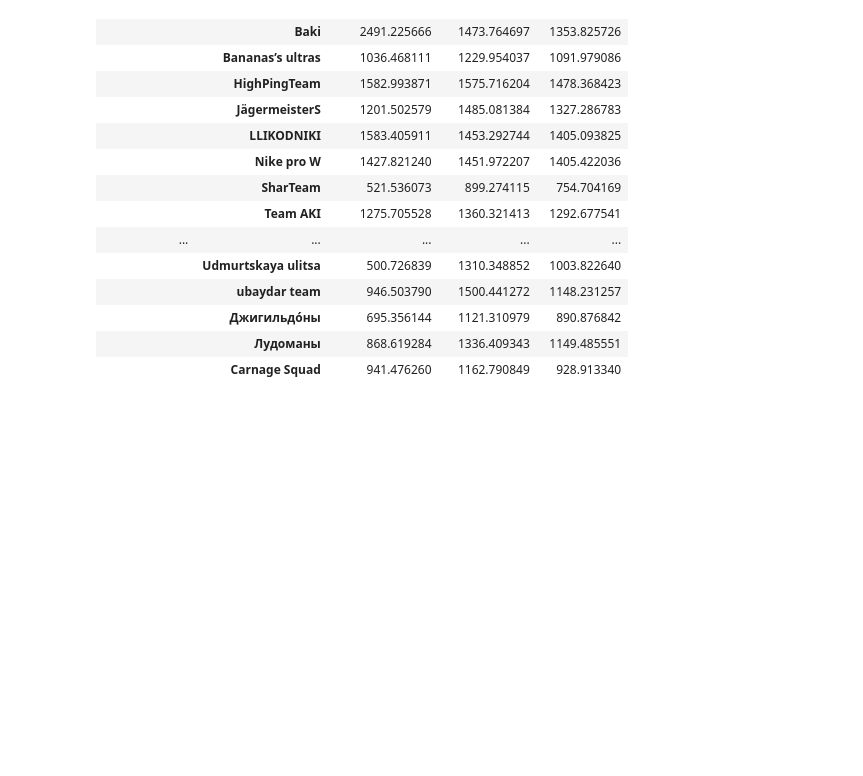
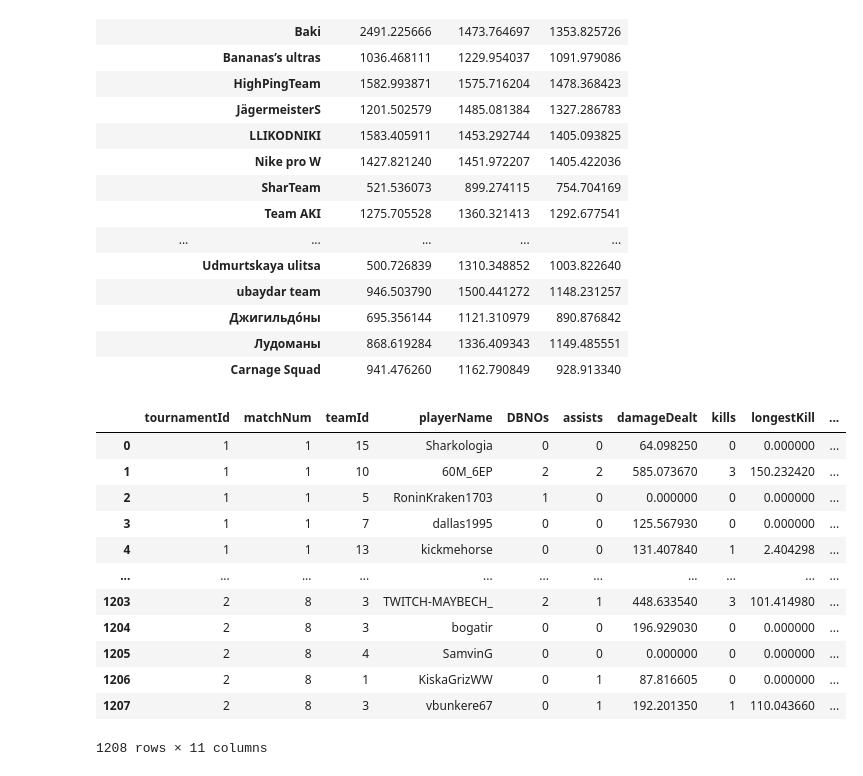
Before and after one commit to Amlaith/pubg_tournament_stats_dev, a Jupyter notebook: rating.ipynb, the cells around one changed output. Cells and saved outputs as stored; diff of their text form; code cells hidden in the pictures; blank space fills up the shorter version.

```diff
--- a/rating.ipynb
+++ b/rating.ipynb
@@ -719,3 +719,25 @@ team_ratings
 |  | Сarnage Squad | 941.476260 | 1162.790849 | 928.913340 |
 # %%
 team_ratings.to_csv('data/team_ratings_powers.csv', encoding='utf-16')
+# %%
+import pandas as pd
+teams = pd.read_csv('data/teams.csv')
+players_results = pd.read_csv('data/playersResults.csv')[['tournamentId', 'teamId','playerName']]
+
+players_results.join(teams.set_index(['tournamentId', 'teamId']))
+# %%
+players_results
+# %% [output]
+|  | tournamentId | matchNum | teamId | playerName | DBNOs | assists | damageDealt | kills | longestKill | ... |
+| 0 | 1 | 1 | 15 | Sharkologia | 0 | 0 | 64.098250 | 0 | 0.000000 | ... |
+| 1 | 1 | 1 | 10 | 60M_6EP | 2 | 2 | 585.073670 | 3 | 150.232420 | ... |
+| 2 | 1 | 1 | 5 | RoninKraken1703 | 1 | 0 | 0.000000 | 0 | 0.000000 | ... |
+| 3 | 1 | 1 | 7 | dallas1995 | 0 | 0 | 125.567930 | 0 | 0.000000 | ... |
+| 4 | 1 | 1 | 13 | kickmehorse | 0 | 0 | 131.407840 | 1 | 2.404298 | ... |
+| ... | ... | ... | ... | ... | ... | ... | ... | ... | ... | ... |
+| 1203 | 2 | 8 | 3 | TWITCH-MAYBECH_ | 2 | 1 | 448.633540 | 3 | 101.414980 | ... |
+| 1204 | 2 | 8 | 3 | bogatir | 0 | 0 | 196.929030 | 0 | 0.000000 | ... |
+| 1205 | 2 | 8 | 4 | SamvinG | 0 | 0 | 0.000000 | 0 | 0.000000 | ... |
+| 1206 | 2 | 8 | 1 | KiskaGrizWW | 0 | 1 | 87.816605 | 0 | 0.000000 | ... |
+| 1207 | 2 | 8 | 3 | vbunkere67 | 0 | 1 | 192.201350 | 1 | 110.043660 | ... |
+1208 rows × 11 columns
```
Also changed, not shown: 1 other file.
